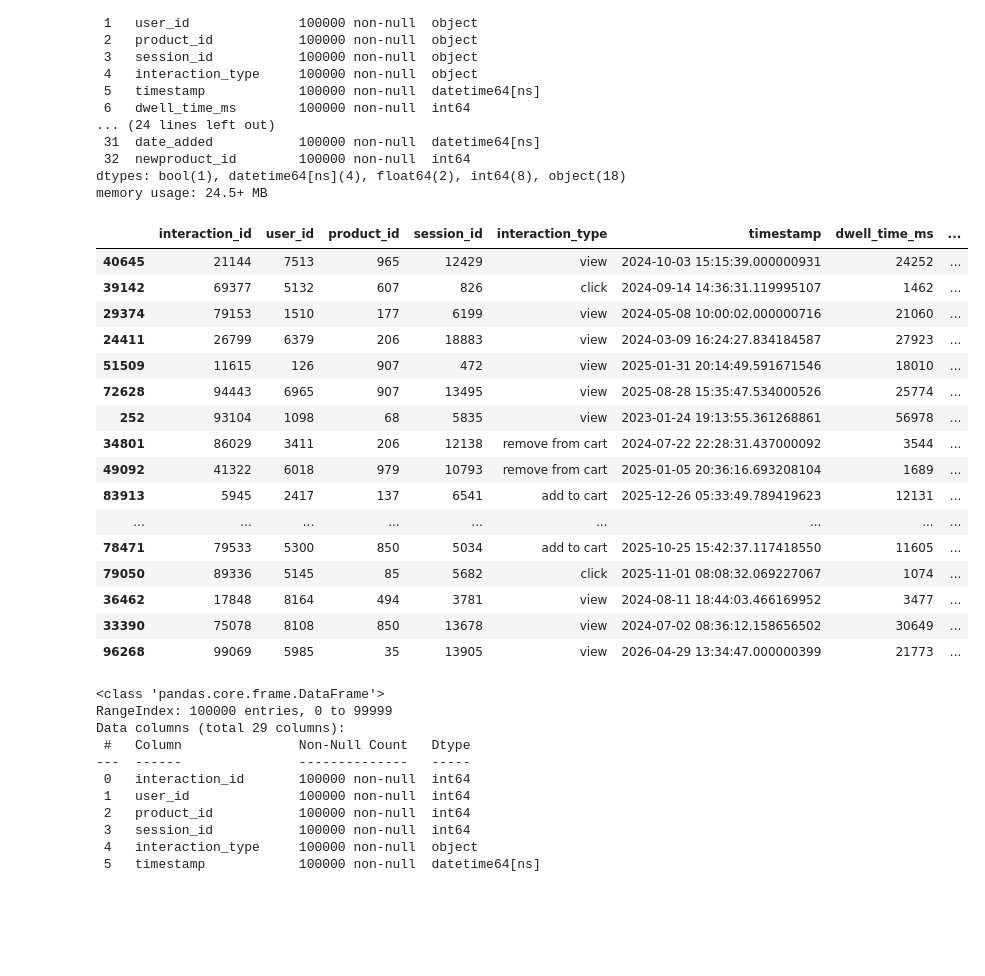
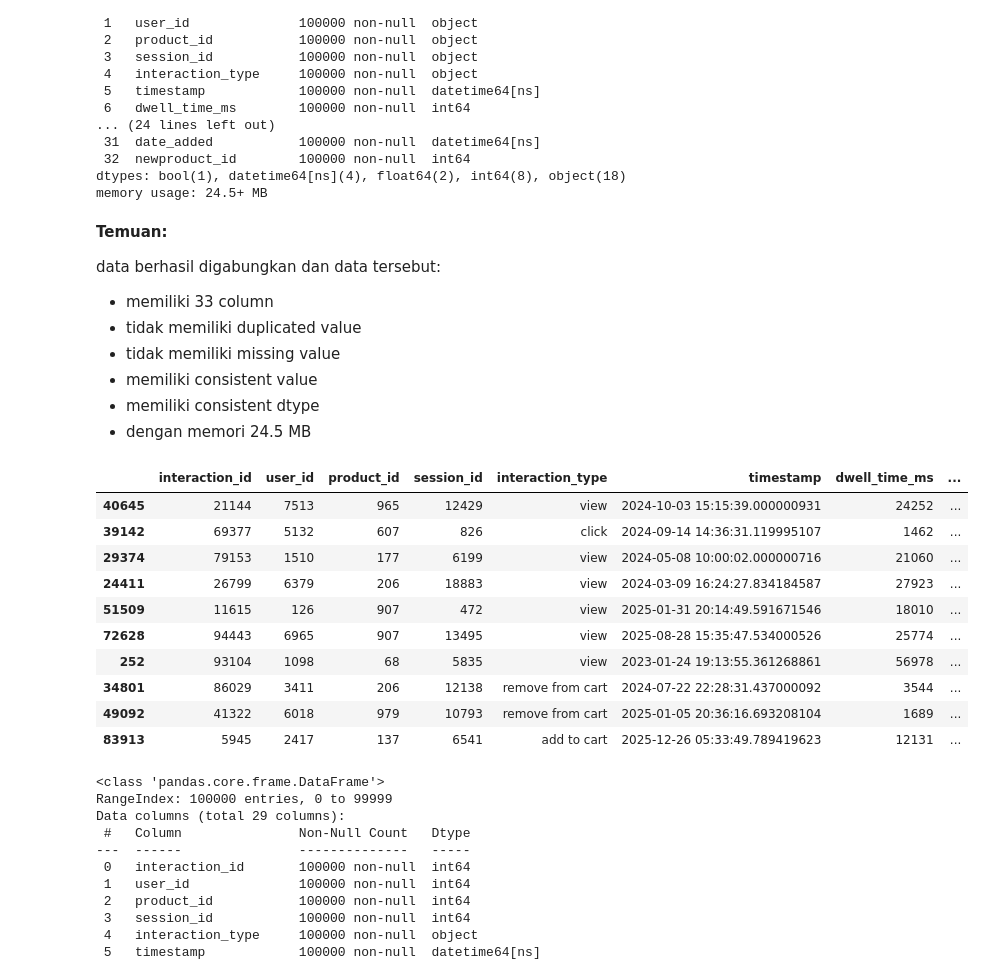
Before and after one commit to HaafizHhamda/Practice_Case, a Jupyter notebook: Notebook.ipynb, the cells around one changed output. Saved outputs shown, nothing was run; the diff lists cells and outputs as text; code cells hidden in the pictures; blank space fills up the shorter version.

```diff
--- a/Untitled21.ipynb
+++ b/Notebook.ipynb
@@ -507,29 +633,38 @@ Data columns (total 33 columns):
  32  newproduct_id        100000 non-null  int64
 dtypes: bool(1), datetime64[ns](4), float64(2), int64(8), object(18)
 memory usage: 24.5+ MB
+# %% [markdown]
+**Temuan:**
+
+data berhasil digabungkan dan data tersebut:
+- memiliki 33 column
+- tidak memiliki duplicated value
+- tidak memiliki missing value
+- memiliki consistent value
+- memiliki consistent dtype
+- dengan memori 24.5 MB
 # %%
+# mengcoppy dataframe
 df_interactions = interaction_table.copy()
+
+# menimpa unique id baru
 df_interactions[['interaction_id','user_id','product_id','session_id']] =df_interactions[['newinteraction_id','newuser_id','newproduct_id','newsession_id']]
+
+# delete columns
 df_interactions.drop(columns=['newinteraction_id','newuser_id','newproduct_id','newsession_id'],inplace=True)
-df_interactions.sample(n=30,random_state=11)
+df_interactions.sample(n=10,random_state=11)
 # %% [output]
 |  | interaction_id | user_id | product_id | session_id | interaction_type | timestamp | dwell_time_ms | ... |
 | 40645 | 21144 | 7513 | 965 | 12429 | view | 2024-10-03 15:15:39.000000931 | 24252 | ... |
 | 39142 | 69377 | 5132 | 607 | 826 | click | 2024-09-14 14:36:31.119995107 | 1462 | ... |
 | 29374 | 79153 | 1510 | 177 | 6199 | view | 2024-05-08 10:00:02.000000716 | 21060 | ... |
 | 24411 | 26799 | 6379 | 206 | 18883 | view | 2024-03-09 16:24:27.834184587 | 27923 | ... |
 | 51509 | 11615 | 126 | 907 | 472 | view | 2025-01-31 20:14:49.591671546 | 18010 | ... |
 | 72628 | 94443 | 6965 | 907 | 13495 | view | 2025-08-28 15:35:47.534000526 | 25774 | ... |
 | 252 | 93104 | 1098 | 68 | 5835 | view | 2023-01-24 19:13:55.361268861 | 56978 | ... |
 | 34801 | 86029 | 3411 | 206 | 12138 | remove from cart | 2024-07-22 22:28:31.437000092 | 3544 | ... |
 | 49092 | 41322 | 6018 | 979 | 10793 | remove from cart | 2025-01-05 20:36:16.693208104 | 1689 | ... |
 | 83913 | 5945 | 2417 | 137 | 6541 | add to cart | 2025-12-26 05:33:49.789419623 | 12131 | ... |
-| ... | ... | ... | ... | ... | ... | ... | ... | ... |
-| 78471 | 79533 | 5300 | 850 | 5034 | add to cart | 2025-10-25 15:42:37.117418550 | 11605 | ... |
-| 79050 | 89336 | 5145 | 85 | 5682 | click | 2025-11-01 08:08:32.069227067 | 1074 | ... |
-| 36462 | 17848 | 8164 | 494 | 3781 | view | 2024-08-11 18:44:03.466169952 | 3477 | ... |
-| 33390 | 75078 | 8108 | 850 | 13678 | view | 2024-07-02 08:36:12.158656502 | 30649 | ... |
-| 96268 | 99069 | 5985 | 35 | 13905 | view | 2026-04-29 13:34:47.000000399 | 21773 | ... |
 # %%
 df_interactions.info()
 # %% [output]
```
Also changed, not shown: parts of 42 cells of this notebook, 1 other file.
